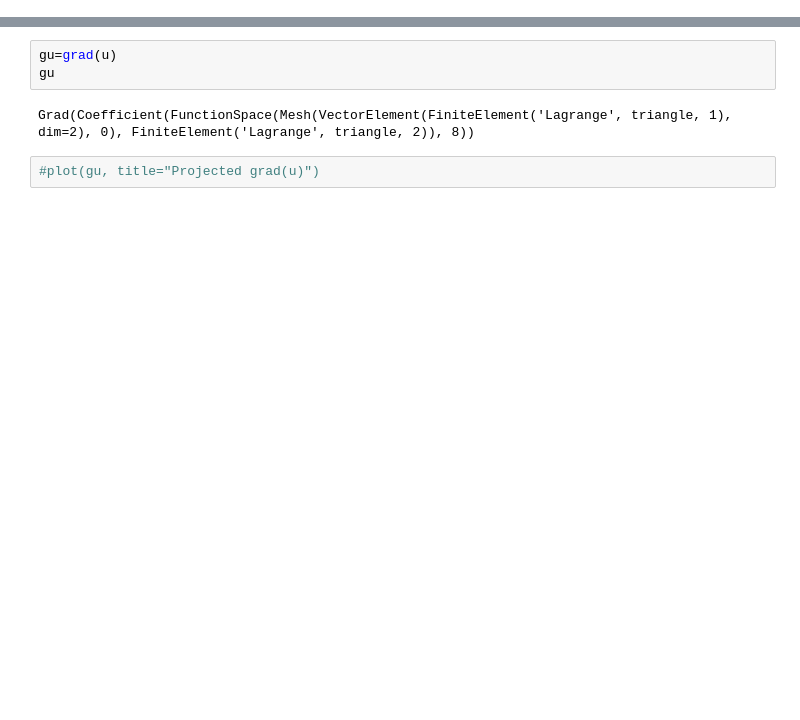
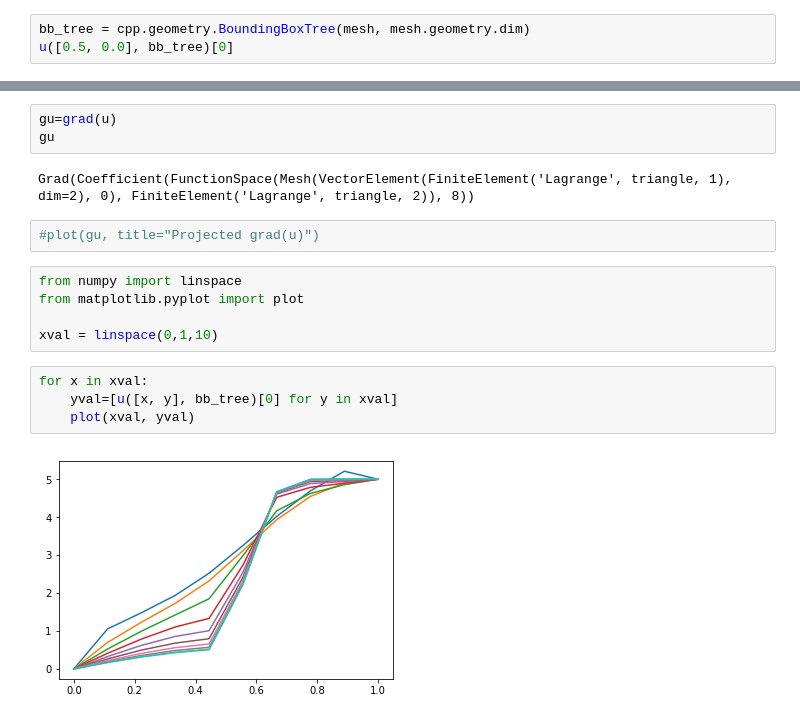
Before and after one commit to iitrabhi/GSoC2019, a Jupyter notebook: Notebooks/[DOLFIN-X] Poisson equation with multiple subdomains.ipynb, the cells around one changed output, grey strips where cells are left out. Cells and saved outputs as stored; diff of their text form; blank space fills up the shorter version.

```diff
--- a/Notebooks/[DOLFIN-X] Poisson equation with multiple subdomains.ipynb
+++ b/Notebooks/[DOLFIN-X] Poisson equation with multiple subdomains.ipynb
@@ -100,0 +101,3 @@ solve(a == L, u, bcs)
+# %%
+bb_tree = cpp.geometry.BoundingBoxTree(mesh, mesh.geometry.dim)
+u([0.5, 0.0], bb_tree)[0]
@@ -129,3 +134,14 @@ gu
 Grad(Coefficient(FunctionSpace(Mesh(VectorElement(FiniteElement('Lagrange', triangle, 1), dim=2), 0), FiniteElement('Lagrange', triangle, 2)), 8))
 # %%
 #plot(gu, title="Projected grad(u)")
+# %%
+from numpy import linspace
+from matplotlib.pyplot import plot
+
+xval = linspace(0,1,10)
+# %%
+for x in xval:
+    yval=[u([x, y], bb_tree)[0] for y in xval]
+    plot(xval, yval)
+# %% [output]
+[figure, added]
```
Also changed, not shown: parts of 8 cells of this notebook, 2 other files.
